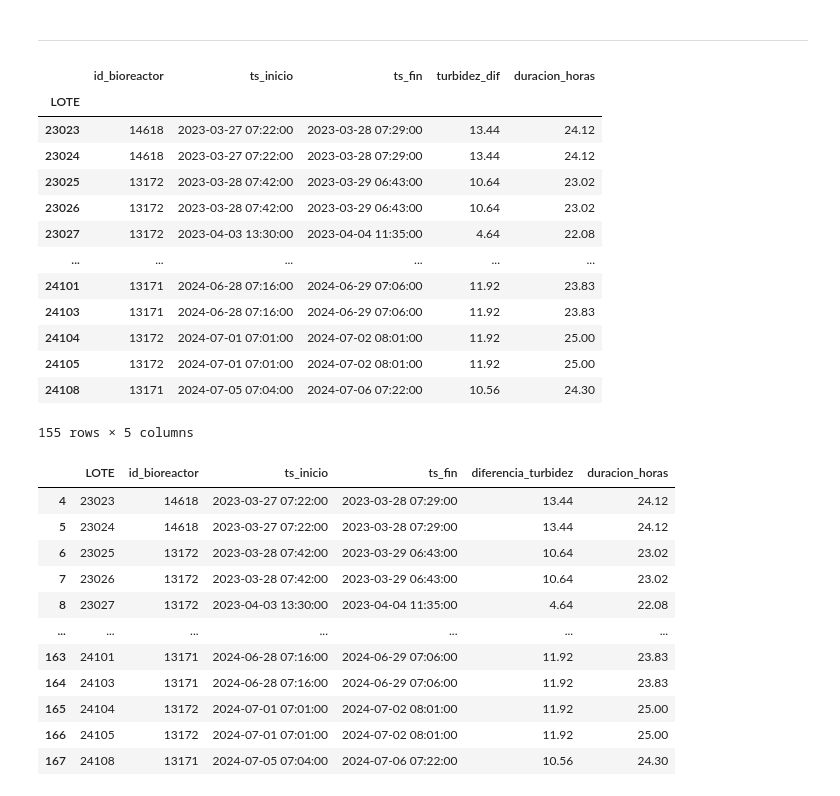
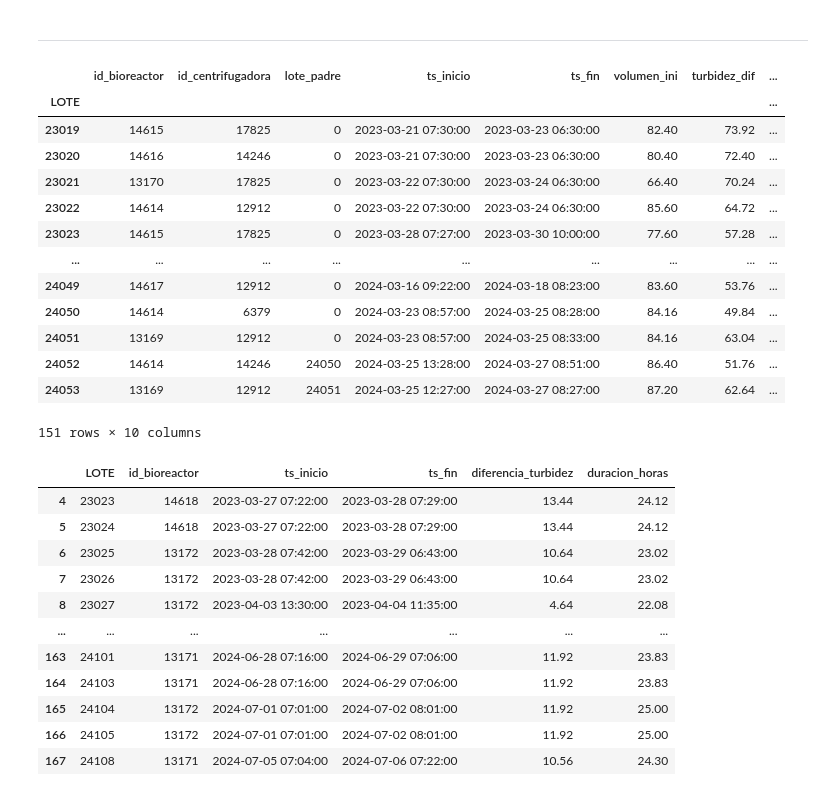
Before and after one commit to nikodyulger/datathon-los-forajidos, a Jupyter notebook: prediccion.ipynb, the cells around one changed output. Drawn from its saved outputs; the diff is of its cells as text; code cells hidden in the pictures.

Commit message:
limpieza y arreglo datos de cultivo

```diff
--- a/prediccion.ipynb
+++ b/prediccion.ipynb
@@ -43,7 +43,7 @@ df_cultivo.head(5)
 # %% [markdown]
 ___
 # %%
-def get_OF_dataset():
+def get_orden_data():
     # Cargamos datos
     df = pd.read_excel('raw_data/OF 123456 v02.xlsx', engine='openpyxl')
 
@@ -155,25 +210,28 @@ def get_inoculo_dataset(lotes, df_preinoculo):
 # %%
-df_info_general = get_OF_dataset()
+df_info_general = get_orden_data()
 lotes = df_info_general.index.unique()
-df_preinoculo = get_preinoculo_dataset(lotes)
-df_inoculo = get_inoculo_dataset(lotes, df_preinoculo)
+
+df_preinoculo = get_preinoculo_data(lotes)
+df_inoculo = get_inoculo_data(lotes, df_preinoculo)
+
+df_cultivo = get_cultivo_data(lotes)
-# %%
-df_inoculo
-# %% [output]
-|  | id_bioreactor | ts_inicio | ts_fin | turbidez_dif | duracion_horas |
-| LOTE |  |  |  |  |  |
-| 23023 | 14618 | 2023-03-27 07:22:00 | 2023-03-28 07:29:00 | 13.44 | 24.12 |
-| 23024 | 14618 | 2023-03-27 07:22:00 | 2023-03-28 07:29:00 | 13.44 | 24.12 |
-| 23025 | 13172 | 2023-03-28 07:42:00 | 2023-03-29 06:43:00 | 10.64 | 23.02 |
-| 23026 | 13172 | 2023-03-28 07:42:00 | 2023-03-29 06:43:00 | 10.64 | 23.02 |
-| 23027 | 13172 | 2023-04-03 13:30:00 | 2023-04-04 11:35:00 | 4.64 | 22.08 |
-| ... | ... | ... | ... | ... | ... |
-| 24101 | 13171 | 2024-06-28 07:16:00 | 2024-06-29 07:06:00 | 11.92 | 23.83 |
-| 24103 | 13171 | 2024-06-28 07:16:00 | 2024-06-29 07:06:00 | 11.92 | 23.83 |
-| 24104 | 13172 | 2024-07-01 07:01:00 | 2024-07-02 08:01:00 | 11.92 | 25.00 |
-| 24105 | 13172 | 2024-07-01 07:01:00 | 2024-07-02 08:01:00 | 11.92 | 25.00 |
-| 24108 | 13171 | 2024-07-05 07:04:00 | 2024-07-06 07:22:00 | 10.56 | 24.30 |
-155 rows × 5 columns
+# %%
+df_cultivo
+# %% [output]
+|  | id_bioreactor | id_centrifugadora | lote_padre | ts_inicio | ts_fin | volumen_ini | turbidez_dif | ... |
+| LOTE |  |  |  |  |  |  |  | ... |
+| 23019 | 14615 | 17825 | 0 | 2023-03-21 07:30:00 | 2023-03-23 06:30:00 | 82.40 | 73.92 | ... |
+| 23020 | 14616 | 14246 | 0 | 2023-03-21 07:30:00 | 2023-03-23 06:30:00 | 80.40 | 72.40 | ... |
+| 23021 | 13170 | 17825 | 0 | 2023-03-22 07:30:00 | 2023-03-24 06:30:00 | 66.40 | 70.24 | ... |
+| 23022 | 14614 | 12912 | 0 | 2023-03-22 07:30:00 | 2023-03-24 06:30:00 | 85.60 | 64.72 | ... |
+| 23023 | 14615 | 17825 | 0 | 2023-03-28 07:27:00 | 2023-03-30 10:00:00 | 77.60 | 57.28 | ... |
+| ... | ... | ... | ... | ... | ... | ... | ... | ... |
+| 24049 | 14617 | 12912 | 0 | 2024-03-16 09:22:00 | 2024-03-18 08:23:00 | 83.60 | 53.76 | ... |
+| 24050 | 14614 | 6379 | 0 | 2024-03-23 08:57:00 | 2024-03-25 08:28:00 | 84.16 | 49.84 | ... |
+| 24051 | 13169 | 12912 | 0 | 2024-03-23 08:57:00 | 2024-03-25 08:33:00 | 84.16 | 63.04 | ... |
+| 24052 | 14614 | 14246 | 24050 | 2024-03-25 13:28:00 | 2024-03-27 08:51:00 | 86.40 | 51.76 | ... |
+| 24053 | 13169 | 12912 | 24051 | 2024-03-25 12:27:00 | 2024-03-27 08:27:00 | 87.20 | 62.64 | ... |
+151 rows × 10 columns
 # %%
 get_inoculo_dataset(lotes, preinoculo)
 # %% [output]
```
Also changed, not shown: parts of 3 cells of this notebook.
